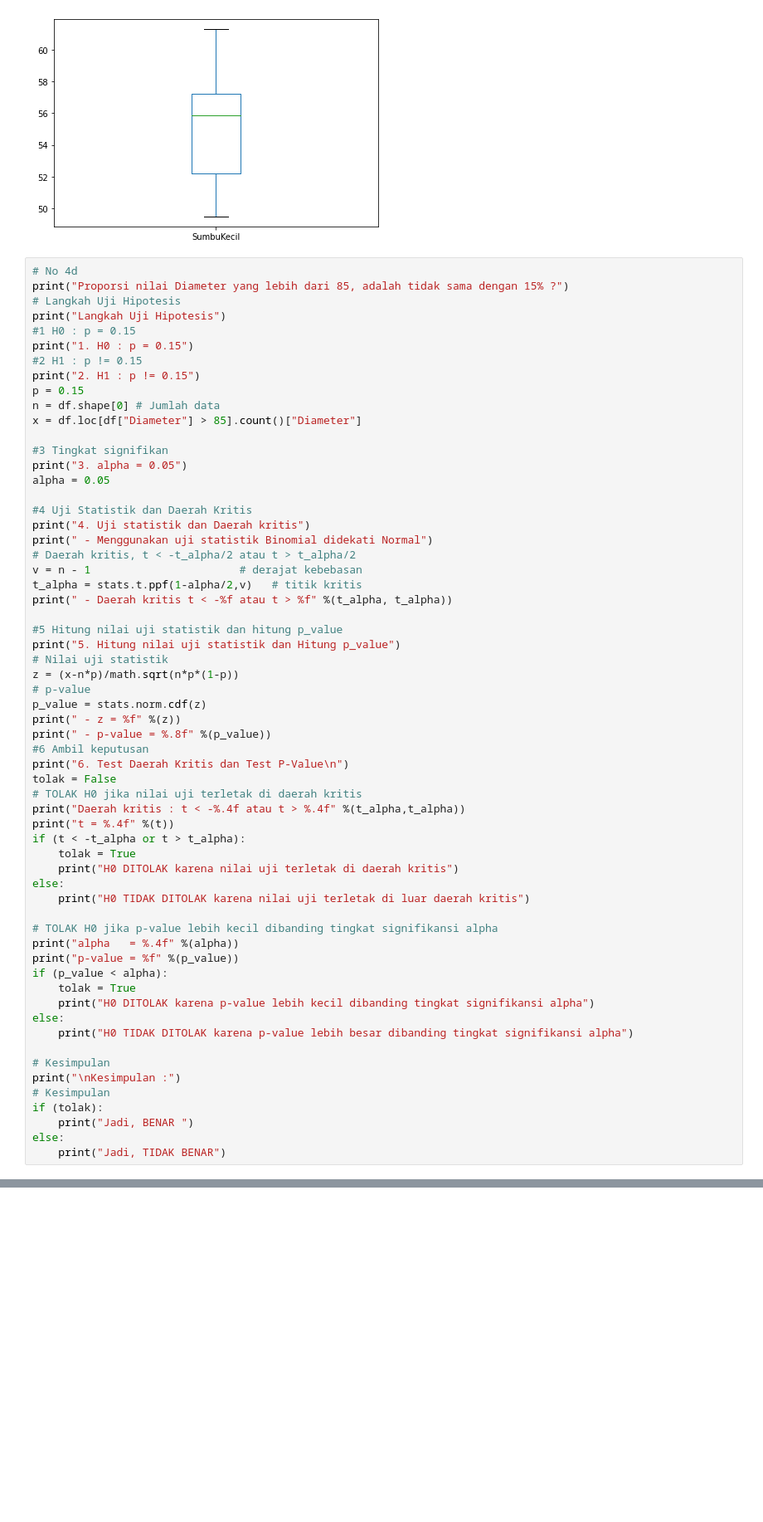
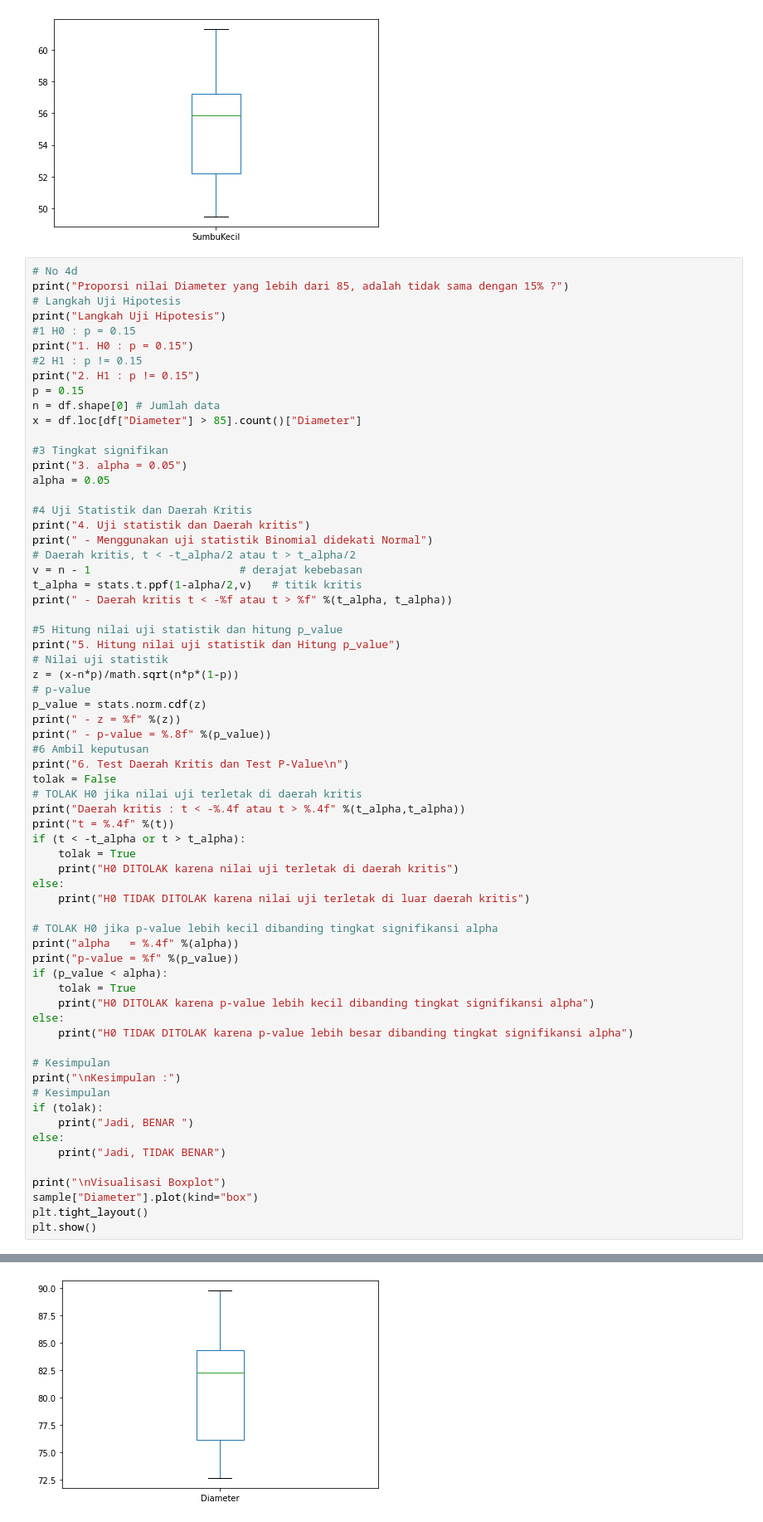
Before and after one commit to ronggurmahendra/TugasBesar_IF2220_Probstat, a Jupyter notebook: Tubes1.ipynb, the cells around one changed output, grey strips where cells are left out. Shown at 83% size. Drawn from its saved outputs; the diff is of its cells as text; blank space fills up the shorter version.

```diff
--- a/Tubes1.ipynb
+++ b/Tubes1.ipynb
@@ -612,6 +617,11 @@ if (tolak):
     print("Jadi, BENAR ")
 else:
     print("Jadi, TIDAK BENAR")
+
+print("\nVisualisasi Boxplot")
+sample["Diameter"].plot(kind="box")
+plt.tight_layout()
+plt.show()
 # %% [output]
 Proporsi nilai Diameter yang lebih dari 85, adalah tidak sama dengan 15% ?
 Langkah Uji Hipotesis
@@ -633,3 +643,4 @@ Jadi, TIDAK BENAR
+[figure, added]
 # %%
 # No 4e
 print("Proporsi nilai Keliling yang kurang dari 100, adalah kurang dari 5%")
```
Also changed, not shown: parts of 6 cells of this notebook.
